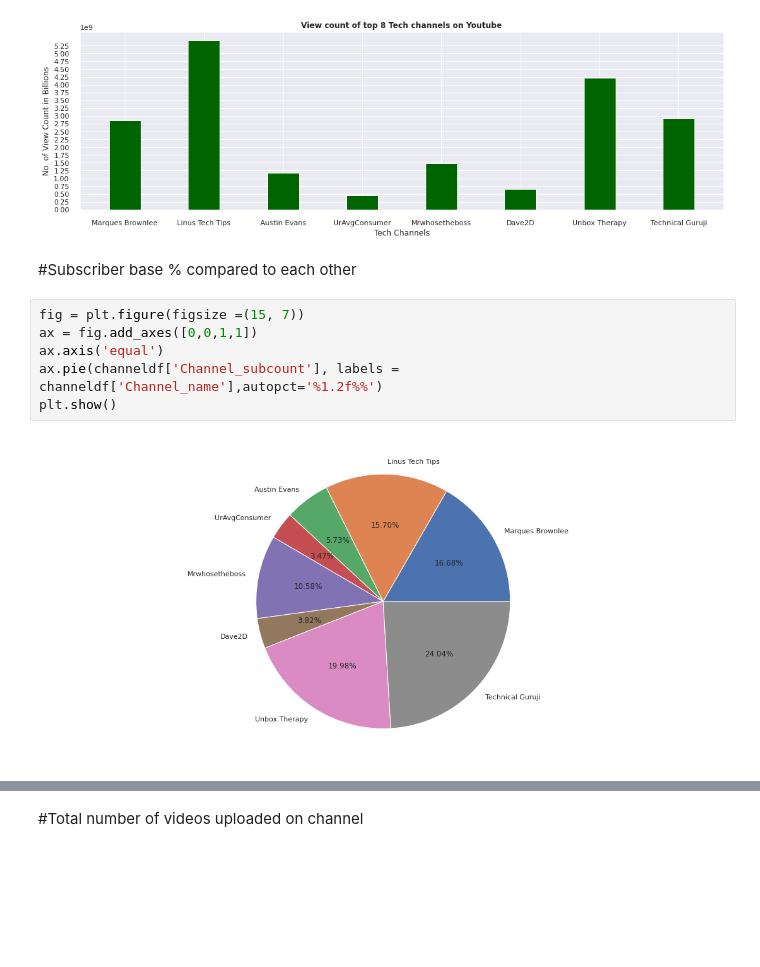
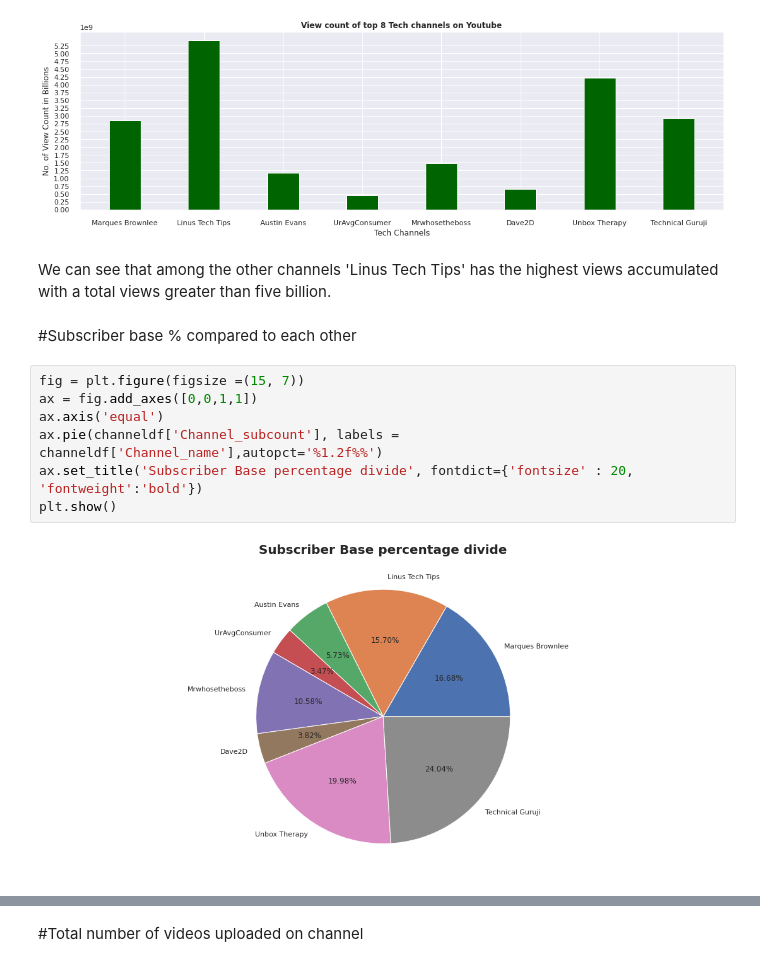
Before and after one commit to PyAshishMhatre/Channel-Analysis-using-Youtube-Data-API, a Jupyter notebook: YoutubeAnalysis.ipynb, the cells around one changed output, grey strips where cells are left out. Saved outputs shown, nothing was run; the diff lists cells and outputs as text; blank space fills up the shorter version.

```diff
--- a/YoutubeAnalysis.ipynb
+++ b/YoutubeAnalysis.ipynb
@@ -96,13 +108,16 @@ plt.tight_layout()
 plt.show()
 # %% [output]
 [figure]
+# %% [markdown]
+ We can see that among the other channels 'Linus Tech Tips' has the highest views accumulated with a total views greater than five billion.
 # %% [markdown]
 #Subscriber base % compared to each other
 # %%
 fig = plt.figure(figsize =(15, 7))
 ax = fig.add_axes([0,0,1,1])
 ax.axis('equal')
 ax.pie(channeldf['Channel_subcount'], labels = channeldf['Channel_name'],autopct='%1.2f%%')
+ax.set_title('Subscriber Base percentage divide', fontdict={'fontsize' : 20, 'fontweight':'bold'})
 plt.show()
 # %% [output]
-[figure, old version]
+[figure, new version]
```
Also changed, not shown: parts of 9 cells of this notebook.
